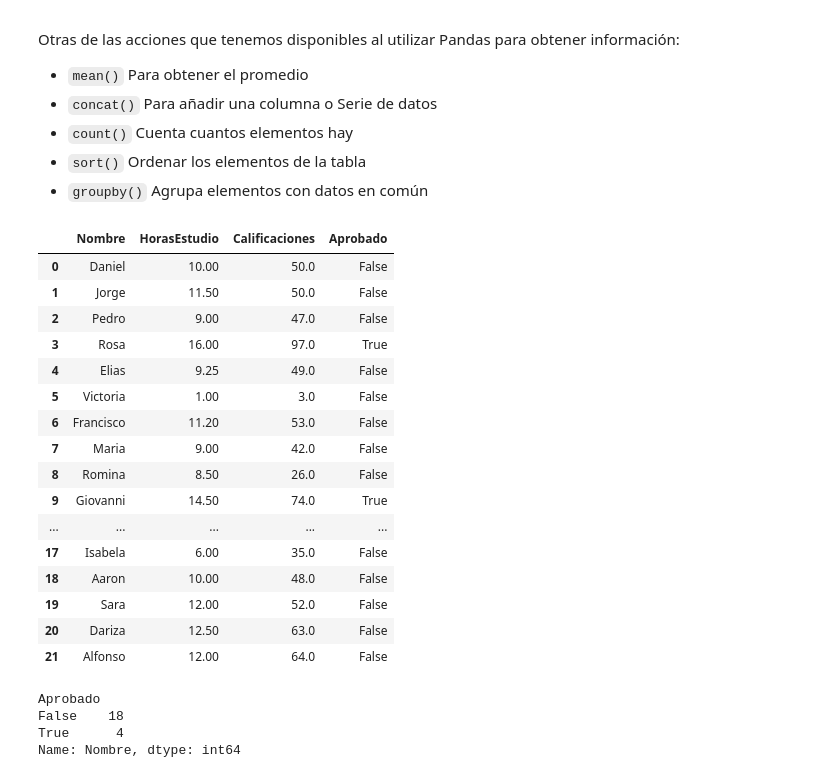
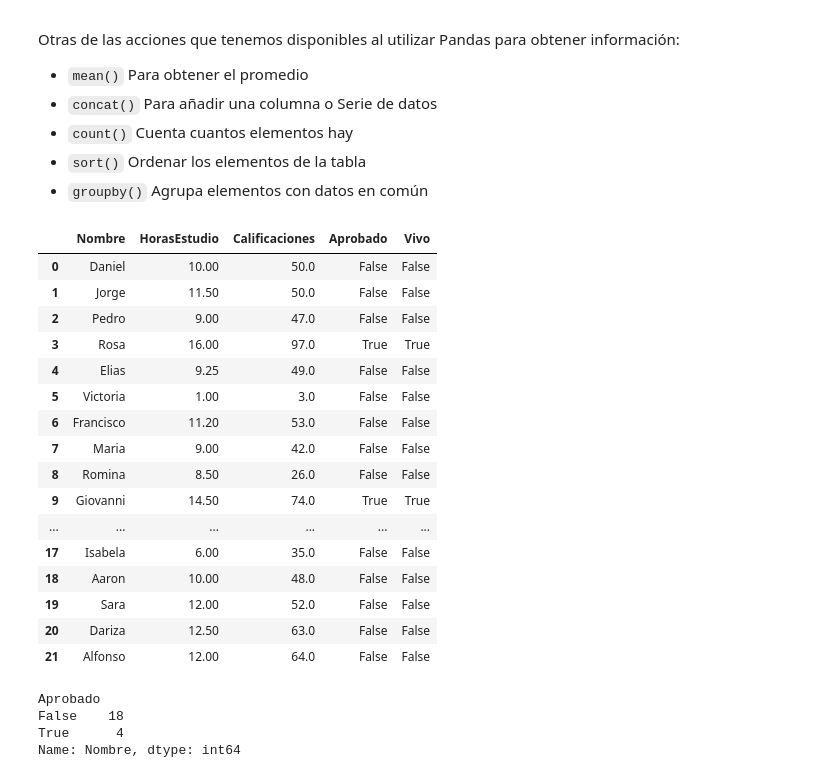
Before and after one commit to KZuleika/python-data-analysis, a Jupyter notebook: Notebooks/data_analysis.ipynb, the cells around one changed output. Cells and saved outputs as stored; diff of their text form; code cells hidden in the pictures.

```diff
--- a/Notebooks/data_analysis.ipynb
+++ b/Notebooks/data_analysis.ipynb
@@ -326,27 +346,27 @@ Otras de las acciones que tenemos disponibles al utilizar Pandas para obtener in
 # %%
 #Obtiene la serie con información si el almno está o no aprobado
 aprobados = pd.Series(df_estudiantes.Calificaciones >= 70)
-df_estudiantes = pd.concat([df_estudiantes, aprobados.rename("Aprobado")], axis=1)
+df_estudiantes = pd.concat([df_estudiantes, aprobados.rename("Vivo")], axis=1)
 
 df_estudiantes
 # %% [output]
-|  | Nombre | HorasEstudio | Calificaciones | Aprobado |
-| 0 | Daniel | 10.00 | 50.0 | False |
-| 1 | Jorge | 11.50 | 50.0 | False |
-| 2 | Pedro | 9.00 | 47.0 | False |
-| 3 | Rosa | 16.00 | 97.0 | True |
-| 4 | Elias | 9.25 | 49.0 | False |
-| 5 | Victoria | 1.00 | 3.0 | False |
-| 6 | Francisco | 11.20 | 53.0 | False |
-| 7 | Maria | 9.00 | 42.0 | False |
-| 8 | Romina | 8.50 | 26.0 | False |
-| 9 | Giovanni | 14.50 | 74.0 | True |
-| ... | ... | ... | ... | ... |
-| 17 | Isabela | 6.00 | 35.0 | False |
-| 18 | Aaron | 10.00 | 48.0 | False |
-| 19 | Sara | 12.00 | 52.0 | False |
-| 20 | Dariza | 12.50 | 63.0 | False |
-| 21 | Alfonso | 12.00 | 64.0 | False |
+|  | Nombre | HorasEstudio | Calificaciones | Aprobado | Vivo |
+| 0 | Daniel | 10.00 | 50.0 | False | False |
+| 1 | Jorge | 11.50 | 50.0 | False | False |
+| 2 | Pedro | 9.00 | 47.0 | False | False |
+| 3 | Rosa | 16.00 | 97.0 | True | True |
+| 4 | Elias | 9.25 | 49.0 | False | False |
+| 5 | Victoria | 1.00 | 3.0 | False | False |
+| 6 | Francisco | 11.20 | 53.0 | False | False |
+| 7 | Maria | 9.00 | 42.0 | False | False |
+| 8 | Romina | 8.50 | 26.0 | False | False |
+| 9 | Giovanni | 14.50 | 74.0 | True | True |
+| ... | ... | ... | ... | ... | ... |
+| 17 | Isabela | 6.00 | 35.0 | False | False |
+| 18 | Aaron | 10.00 | 48.0 | False | False |
+| 19 | Sara | 12.00 | 52.0 | False | False |
+| 20 | Dariza | 12.50 | 63.0 | False | False |
+| 21 | Alfonso | 12.00 | 64.0 | False | False |
 # %%
 print(df_estudiantes.groupby(df_estudiantes.Aprobado).Nombre.count())
 # %% [output]
```
Also changed, not shown: parts of 5 cells of this notebook.
